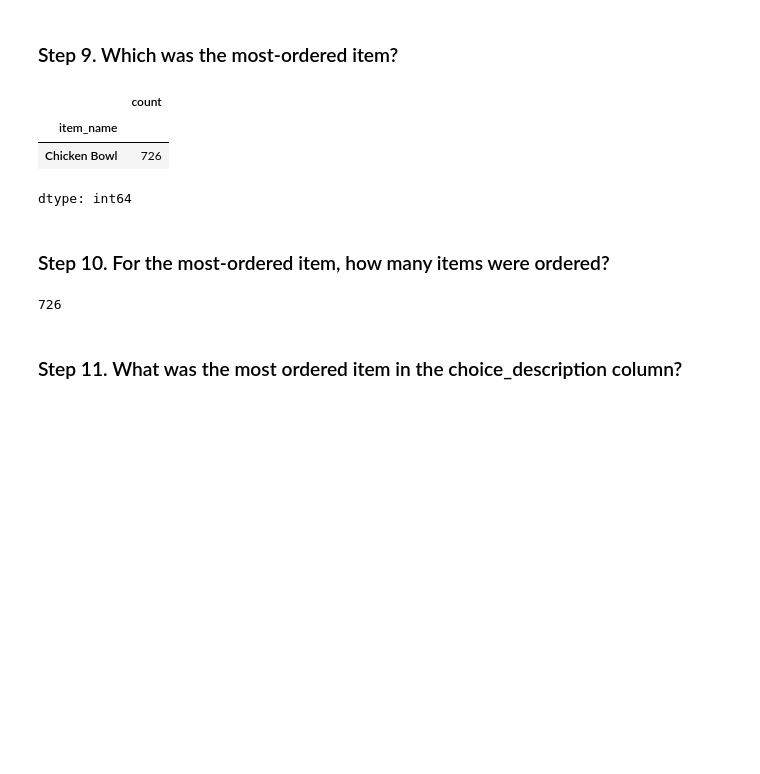
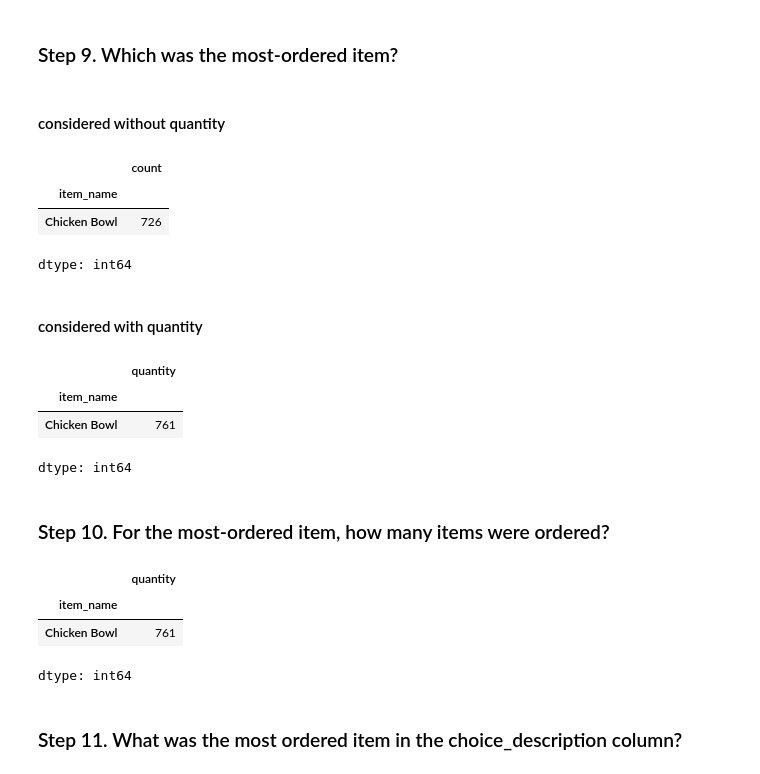
Before and after one commit to baocheng1989/CPS-5745-W01-FA24, a Jupyter notebook: Exercises_1.ipynb, the cells around one changed output. Saved outputs shown, nothing was run; the diff lists cells and outputs as text; code cells hidden in the pictures; blank space fills up the shorter version.

```diff
--- a/Exercises_1.ipynb
+++ b/Exercises_1.ipynb
@@ -86,6 +86,8 @@ chipo.index
 RangeIndex(start=0, stop=4622, step=1)
 # %% [markdown]
 ### Step 9. Which was the most-ordered item?
+# %% [markdown]
+#### considered without quantity
 # %%
 chipo.item_name.value_counts().head(1)
 # %% [output]
@@ -93,12 +95,24 @@ chipo.item_name.value_counts().head(1)
 | item_name |  |
 | Chicken Bowl | 726 |
 dtype: int64
+# %% [markdown]
+#### considered with quantity
+# %%
+chipo.groupby('item_name').quantity.sum().sort_values(ascending = False).head(1)
+# %% [output]
+|  | quantity |
+| item_name |  |
+| Chicken Bowl | 761 |
+dtype: int64
 # %% [markdown]
 ### Step 10. For the most-ordered item, how many items were ordered?
 # %%
-chipo.item_name.value_counts().head(1).sum()
+chipo.groupby('item_name').quantity.sum().sort_values(ascending = False).head(1)
 # %% [output]
+|  | quantity |
+| item_name |  |
+| Chicken Bowl | 761 |
-726
+dtype: int64
 # %% [markdown]
 ### Step 11. What was the most ordered item in the choice_description column?
 # %%
```
Also changed, not shown: parts of 2 cells of this notebook.
